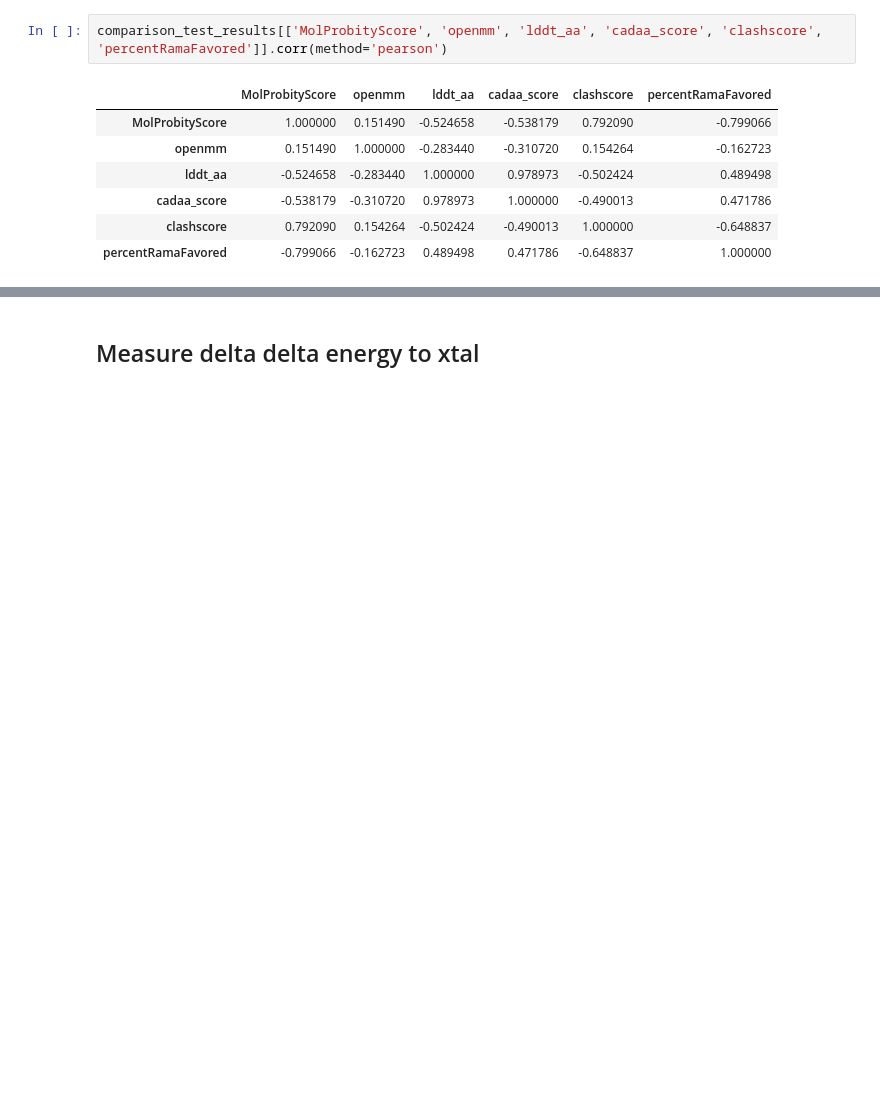
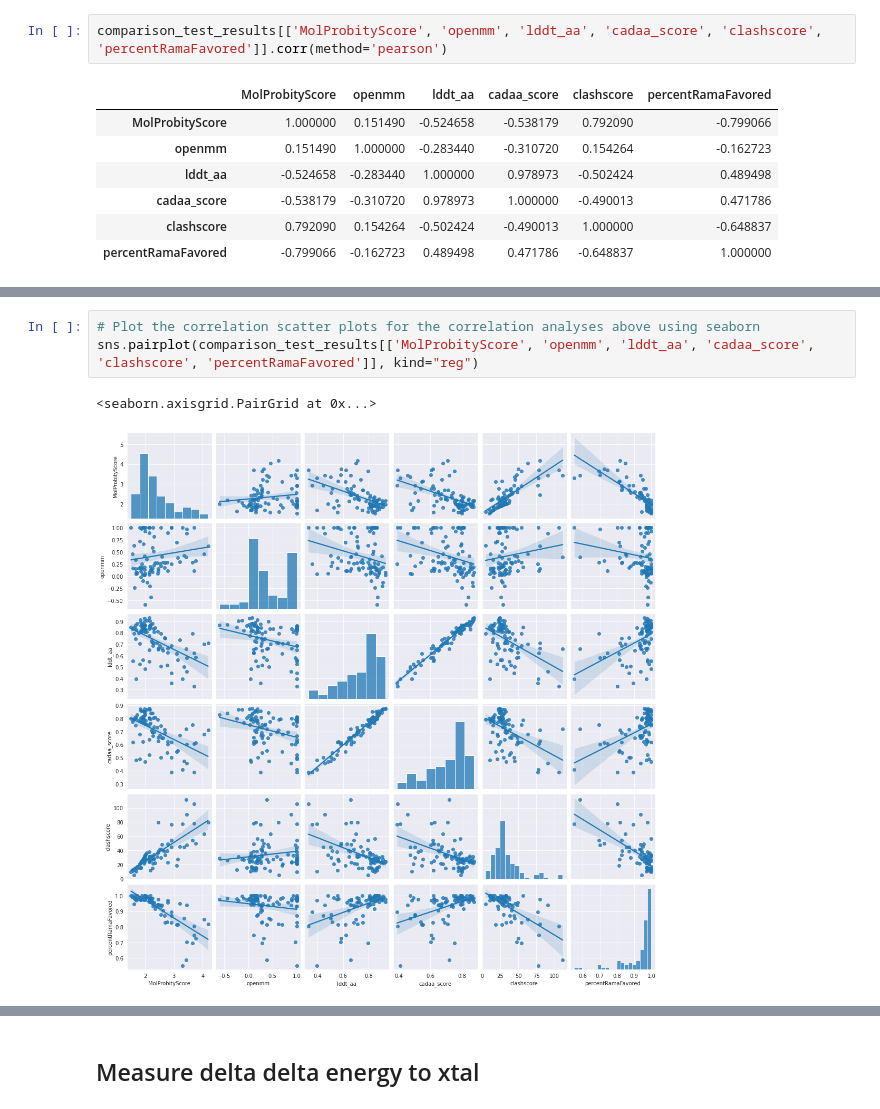
Before and after one commit to jonathanking/openfold, a Jupyter notebook: jk_research/evaluations/230507/230507_plots.ipynb, the cells around one changed output, grey strips where cells are left out. Saved outputs shown, nothing was run; the diff lists cells and outputs as text; blank space fills up the shorter version.

```diff
--- a/jk_research/evaluations/230507/230507_plots.ipynb
+++ b/jk_research/evaluations/230507/230507_plots.ipynb
@@ -267,0 +275,6 @@ comparison_test_results[['MolProbityScore', 'openmm', 'lddt_aa', 'cadaa_score',
+# %%
+# Plot the correlation scatter plots for the correlation analyses above using seaborn
+sns.pairplot(comparison_test_results[['MolProbityScore', 'openmm', 'lddt_aa', 'cadaa_score', 'clashscore', 'percentRamaFavored']], kind="reg")
+# %% [output]
+<seaborn.axisgrid.PairGrid at 0x...>
+[figure, added]
```
Also changed, not shown: parts of 6 cells of this notebook.
